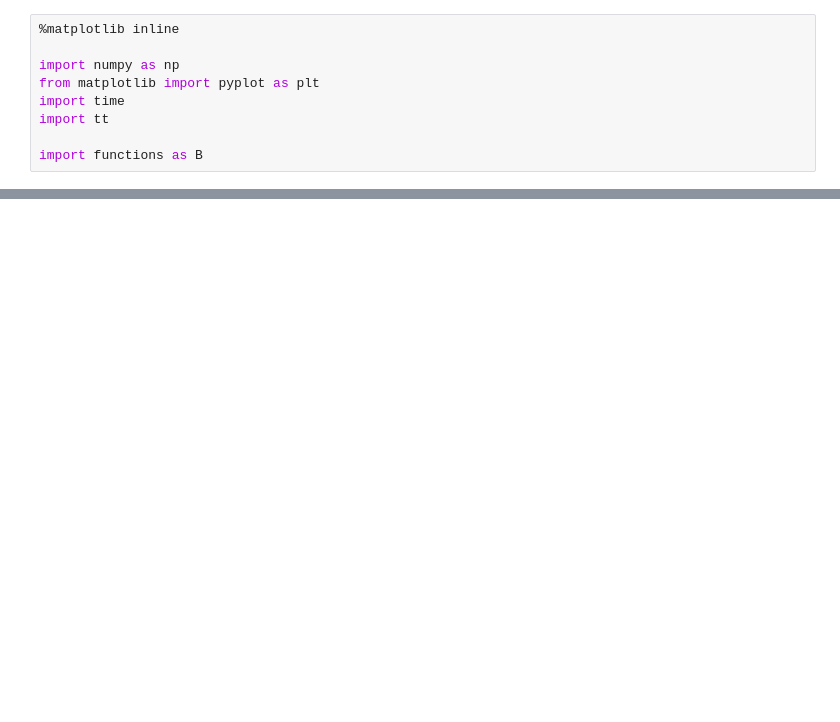
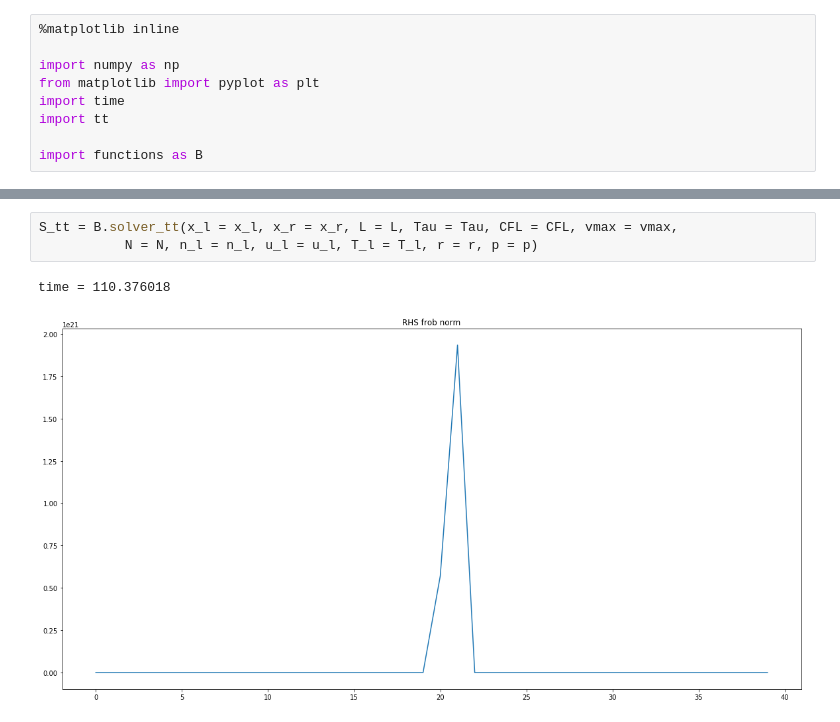
Before and after one commit to KornevEK/Boltzmann, a Jupyter notebook: REA_Solver_Boltzmann_TT_Execute.ipynb, the cells around one changed output, grey strips where cells are left out. Cells and saved outputs as stored; diff of their text form; blank space fills up the shorter version.

```diff
--- a/REA_Solver_Boltzmann_TT_Execute.ipynb
+++ b/REA_Solver_Boltzmann_TT_Execute.ipynb
@@ -67,2 +79,8 @@ time = 123.188284
+# %%
+S_tt = B.solver_tt(x_l = x_l, x_r = x_r, L = L, Tau = Tau, CFL = CFL, vmax = vmax,
+           N = N, n_l = n_l, u_l = u_l, T_l = T_l, r = r, p = p)
+# %% [output]
+time = 110.376018
+[figure, added]
 # %%
 fig, ax = plt.subplots(figsize = (20,10))
```
Also changed, not shown: parts of 5 cells of this notebook, 1 other file.
